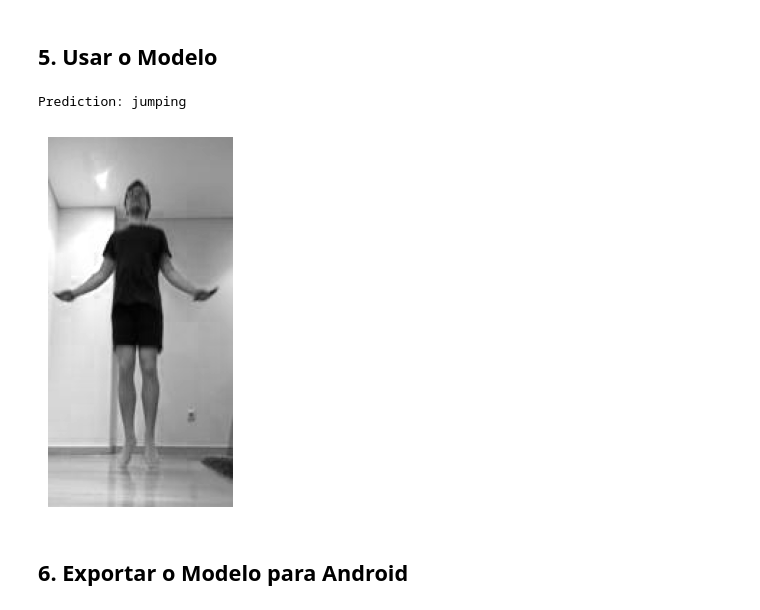
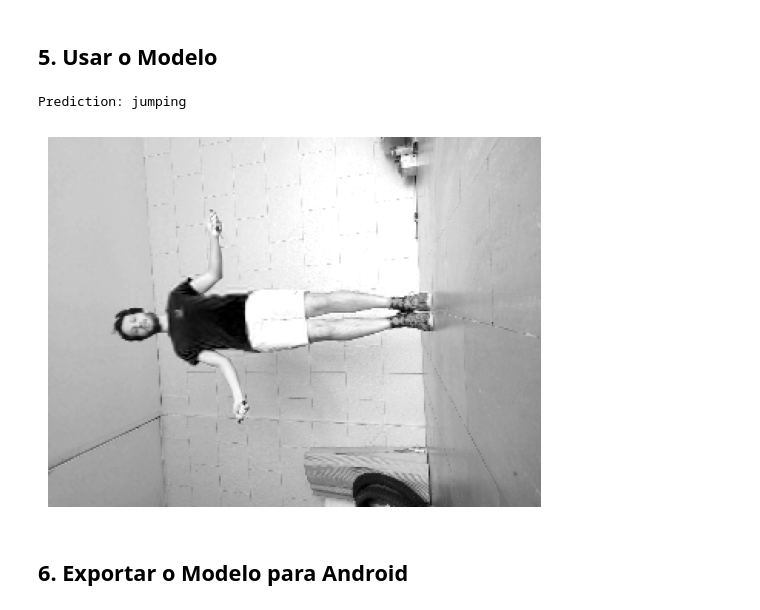
Before and after one commit to brazafonso/JumpRopeCounter, a Jupyter notebook: classificador/notebook.ipynb, the cells around one changed output. Saved outputs shown, nothing was run; the diff lists cells and outputs as text; code cells hidden in the pictures.

Commit message:
updated notebook for bigger images

```diff
--- a/classificador/notebook.ipynb
+++ b/classificador/notebook.ipynb
@@ -81,11 +81,14 @@ cuda
 # %% [markdown]
 ## 1. Preparar os Dados
 # %%
-PATH = 'data'
+PATH = 'data/Session_1_ground'
 PATH_TRAIN = os.path.join(PATH, 'train')
 PATH_TEST = os.path.join(PATH, 'test')
 BATCH_SIZE = 8
 dic_classes = {'not_jumping': 0, 'jumping': 1}
+
+IMG_WIDTH = 320
+IMG_HEIGHT = 240
 # %%
 def preprocessar(imagem):
     imagem = np.array(imagem)
@@ -116,8 +119,12 @@ class JumpingDataset(Dataset):
         imagem = Image.open(fich_imagem)
         imagem = preprocessar(imagem)
 
-        # Name of image is: 1234_jumping.png or 1234_not_jumping.png
-        label_classe = fich_imagem.split("_", 1)[-1].split(".")[0]
+        # fich_imagem: data/Session_1_ground/train/501_not_jumping.jpg
+        image_name = fich_imagem.split('/')[-1]
+
+        # Image name: 501_not_jumping.jpg or 501_jumping.jpg
+        label_classe = image_name.split("_", 1)[-1].split(".")[0]
+
         label = dic_classes[label_classe]
         imagem = imagem.astype(np.float32)
         if self.transforms:
@@ -128,7 +135,7 @@ def prepare_data_loaders(path_train, path_test):
     dataset_train = JumpingDataset(path_train,transforms=None)
     dataset_test = JumpingDataset(path_test,transforms=None)
 
-    train_size = 160 # TODO: HARDCODED
+    train_size = 144 # TODO: HARDCODED
     val_size = len(dataset_train) - train_size
     train, validation = random_split(dataset_train, [train_size, val_size], generator=torch.Generator().manual_seed(42))
 
@@ -252,7 +259,7 @@ class BaseModel(Module):
         super(BaseModel, self).__init__()
         self.conv1 = Conv2d(3, 32, kernel_size=3, stride=1, padding=1)
         self.conv2 = Conv2d(32, 32, kernel_size=3, stride=1, padding=1)
-        self.fc1 = Linear(64*32*32, 128)
+        self.fc1 = Linear(2*IMG_WIDTH*IMG_HEIGHT, 128)
         self.fc2 = Linear(128, 10)
         self.maxpool = MaxPool2d(kernel_size=2, stride=2)
         self.relu = ReLU()
@@ -275,10 +282,8 @@ class BaseModel(Module):
 
 model = BaseModel()
 # input_size = (BATCH_SIZE, channels, height, width)
-print(summary(model, input_size=(BATCH_SIZE, 3, 128, 256), verbose=0))
+print(summary(model, input_size=(BATCH_SIZE, 3, IMG_WIDTH, IMG_HEIGHT), verbose=0))
 print(model)
-
-# IMAGE SIZE IS 128x256
 # %% [output]
 ==========================================================================================
 Layer (type:depth-idx)                   Output Shape              Param #
@@ -450,21 +455,21 @@ weighted avg       0.89      0.83      0.84        48
 ## 5. Usar o Modelo
 # %%
 def make_prediction(model, img):
-    img = img.reshape(1,3,128,256)
+    img = img.reshape(1,3,IMG_WIDTH,IMG_HEIGHT)
     prediction = model(img).cpu().detach().numpy()[0].argmax() # On CPU
     print(f'Prediction: {output_label(prediction)}')
     img = img.cpu()
     plt.axis('off')
     plt.imshow(img[0,0].transpose(0,1), cmap=plt.get_cmap('gray'))
     plt.show()
 
 model = BaseModel()
 model.load_state_dict(torch.load('model.h5'))
 imagens, label = next(iter(test_dl))
 make_prediction(model,imagens[5])
 # %% [output]
 Prediction: jumping
-[figure, old version]
+[figure, new version]
 # %% [markdown]
 ## 6. Exportar o Modelo para Android
 # %%
```
Also changed, not shown: parts of 6 cells of this notebook.
